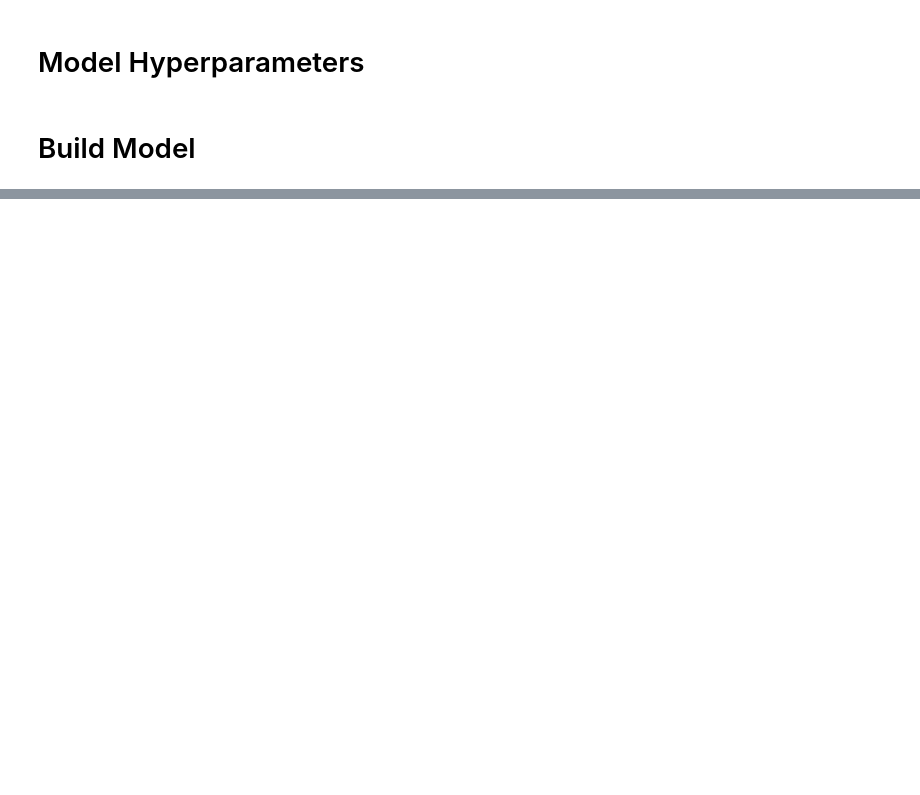
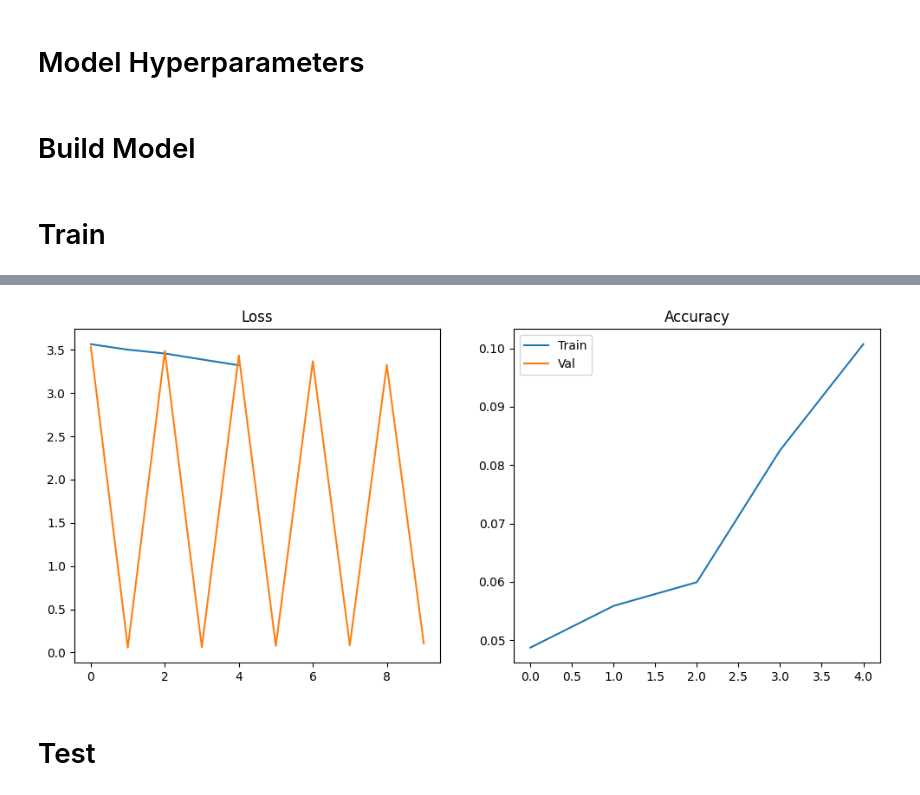
Before and after one commit to whateveri/models, a Jupyter notebook: ViT_practice.ipynb, the cells around one changed output, grey strips where cells are left out. Cells and saved outputs as stored; diff of their text form; code cells hidden in the pictures; blank space fills up the shorter version.

```diff
--- a/ViT_practice.ipynb
+++ b/ViT_practice.ipynb
@@ -273,7 +273,7 @@ class PatchEmbed(nn.Module):
         super().__init__()
         self.grid_size=img_size // patch_size
         self.path_num= self.grid_size * self.grid_size
-        self.proj=nn.Conv2d(in_channels=in_chans,out_channels=embed_dim,kernel_size=patch_size,stride=patch_size,device=device)
+        self.proj=nn.Conv2d(in_channels=in_chans,out_channels=embed_dim,kernel_size=patch_size,stride=patch_size)
 
     def forward(self,x):
     # x: [B, 3, H, W] -> [B, embed_dim, grid, grid] -> [B, num_patches, embed_dim]
@@ -316,15 +319,15 @@ class MLP(nn.Module):
 #Attention Layer
 
 class Attention(nn.Module):
-    def __init__(self,embed_dim,num_heads=num_heads,qkv_biads=True,attn_drop=0.,proj_drop=0. ):
+    def __init__(self,embed_dim,num_heads=num_heads,qkv_bias=True,attn_drop=0.,proj_drop=0. ):
         super().__init__()
         self.num_heads=num_heads
         head_dim= embed_dim // self.num_heads
         self.scale= head_dim ** -0.5
-        self.qkv=nn.Linear(in_features=embed_dim,out_features=embed_dim*3,bias=qkv_biads,device=device)
+        self.qkv=nn.Linear(in_features=embed_dim,out_features=embed_dim*3,bias=qkv_bias)
         self.attn_dropout=nn.Dropout(p=attn_drop)
         self.proj_dripout=nn.Dropout(p=proj_drop)
-        self.proj=nn.Linear(in_features=embed_dim,out_features=embed_dim,device=device)
+        self.proj=nn.Linear(in_features=embed_dim,out_features=embed_dim)
         self.attn=nn.Softmax(-1)
 
     def forward(self,x):
@@ -347,25 +350,23 @@ class Attention(nn.Module):
 # %%
 # Transformer Encoder block
 class block(nn.Module):
-    def __init__(self,embed_dim=embed_dim,num_heads=num_heads,mlp_ratio=4.,qkv_biads=True,p=0., attn_drop=0.):
+    def __init__(self,embed_dim=embed_dim,num_heads=num_heads,mlp_ratio=4.,qkv_bias=True,p=0., attn_drop=0.):
         super().__init__()
-        self.attn=Attention(embed_dim=embed_dim,num_heads=num_heads,qkv_biads=qkv_biads,attn_drop=attn_drop,proj_drop=p)
+        self.attn=Attention(embed_dim=embed_dim,num_heads=num_heads,qkv_bias=qkv_bias,attn_drop=attn_drop,proj_drop=p)
 
-        self.mlp=MLP(in_features=embed_dim,out_features=int(embed_dim*mlp_ratio),p=p)
+        self.mlp=MLP(in_features=embed_dim,hidden_features=int(embed_dim*mlp_ratio),out_features=embed_dim,p=p)
 
-        self.ln1=nn.LayerNorm(embed_dim,device=device)
-        self.ln2=nn.LayerNorm(embed_dim,device=device)
+        self.ln1=nn.LayerNorm(embed_dim)
+        self.ln2=nn.LayerNorm(embed_dim)
 
     def forward(self,x):
         res=x
         x=self.ln1(x)
-        x=self.attn(x)
-        res=res+x
+        x=res+self.attn(x)
 
-        x=self.ln2(res)
-        x=self.mlp(x)
-        out=res+x
-
+        res=x
+        x=self.ln2(x)
+        out=res+self.mlp(x)
         return out
 # %%
 # ViT model
@@ -380,15 +381,15 @@ class ViT(nn.Module):
     attn_p=0.,
     block=block):
         super().__init__()
-        self.patch_embed=PatchEmbed()
+        self.patch_embed=PatchEmbed(img_size=img_size,in_chans=n_channels,embed_dim=embed_dim)
         num_patches=self.patch_embed.path_num
         self.pos_embed=nn.Parameter(torch.zeros(1,num_patches,embed_dim))
         self.pos_drop=nn.Dropout(p=p)
         self.blocks=nn.Sequential(*[
-            block() for _ in range(depth)
+            block(embed_dim=embed_dim,num_heads=num_heads,mlp_ratio=mlp_ratio,qkv_bias=qkv_bias,p=p,attn_drop=attn_p) for _ in range(depth)
         ])
         self.norm=nn.LayerNorm(embed_dim)
-        self.head=nn.Linear(in_features=embed_dim,out_features=n_classes,device=device)
+        self.head=nn.Linear(in_features=embed_dim,out_features=n_classes)
 
         nn.init.trunc_normal_(self.pos_embed,std=0.02)
 
@@ -401,3 +402,5 @@ class ViT(nn.Module):
 
         pooled=x.mean(dim=1) # B,embed_dim
         return self.head(pooled) #B,n_classes
+# %% [markdown]
+# Train
@@ -403,0 +491,5 @@ class ViT(nn.Module):
+# %%
+vit_model=ViT(embed_dim=embed_dim,img_size=img_size,num_classes=n_classes,num_heads=num_heads).to(device)
+
+train(vit_model,trainloader=train_loader,valloader=val_loader,epoch_num=num_epoch)
+# %% [output]
@@ -403,0 +501,3 @@ class ViT(nn.Module):
+[figure, added]
+# %% [markdown]
+# Test
```
Also changed, not shown: parts of 4 cells of this notebook.
